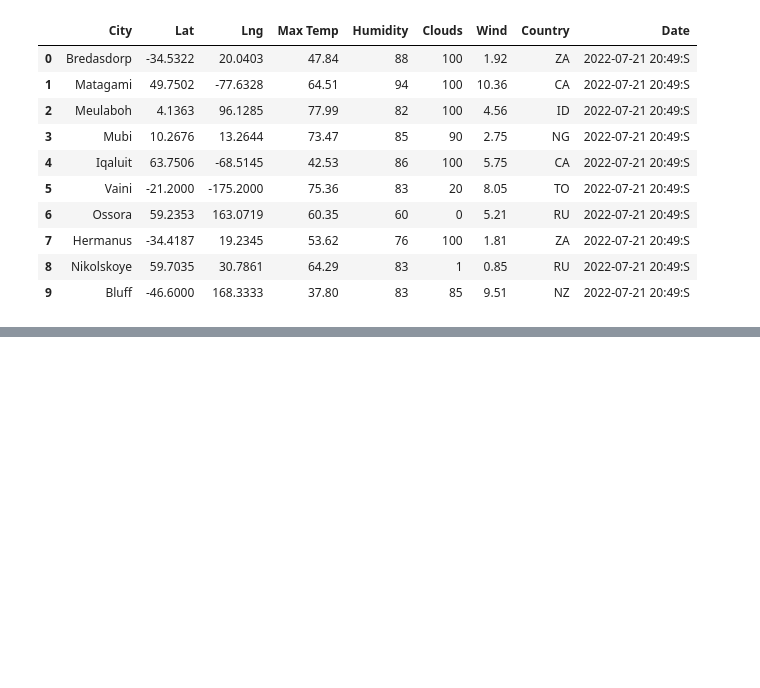
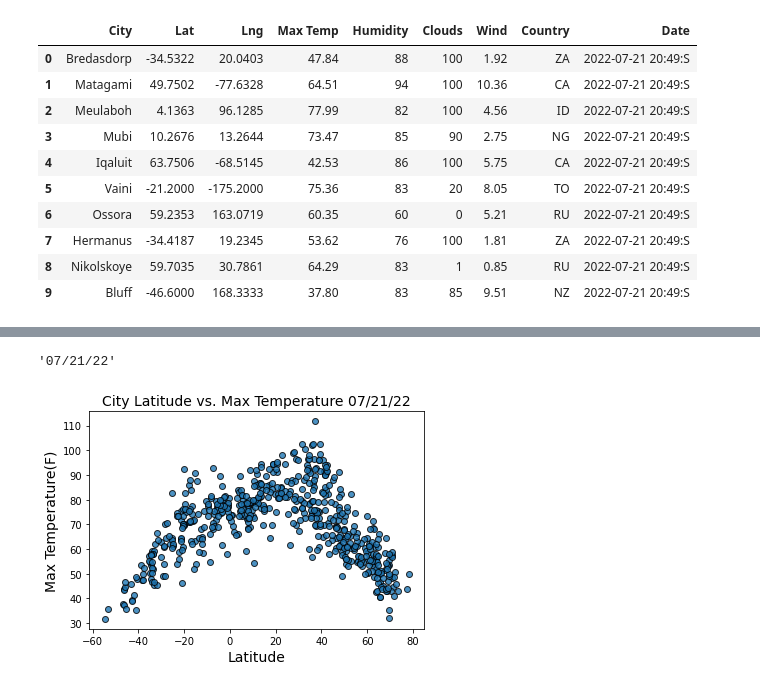
Before and after one commit to jmoletteire/World-Weather-Analysis, a Jupyter notebook: WeatherPy.ipynb, the cells around one changed output, grey strips where cells are left out. Drawn from its saved outputs; the diff is of its cells as text; code cells hidden in the pictures; blank space fills up the shorter version.

Commit message:
charted latitude vs. four weather conditions.

```diff
--- a/WeatherPy.ipynb
+++ b/WeatherPy.ipynb
@@ -165,3 +165,26 @@ city_data_df.head()
 | 4 | Iqaluit | CA | 2022-07-21 20:49:S | 63.7506 | -68.5145 | 42.53 | 86 | 100 | 5.75 |
 # %%
 city_data_df.to_csv("./Weather-Data/cities.csv", index_label="City_ID")
+# %%
+lats = city_data_df["Lat"]
+max_temps = city_data_df["Max Temp"]
+humidities = city_data_df["Humidity"]
+cloudiness = city_data_df["Cloudiness"]
+wind_speeds = city_data_df["Wind Speed"]
+# %%
+import time
+# Get today's date
+today = time.strftime("%x")
+# %% [output]
+'07/21/22'
+# %%
+plt.scatter(lats, max_temps,
+            edgecolors='black', linewidths=1, marker='o',
+            alpha=0.8, label=cities)
+plt.xlabel('Latitude', fontsize=14)
+plt.ylabel('Max Temperature(F)', fontsize=14)
+plt.title('City Latitude vs. Max Temperature ' + today, fontsize=14)
+
+plt.show()
+# %% [output]
+[figure, added]
```
Also changed, not shown: parts of 3 cells of this notebook.
